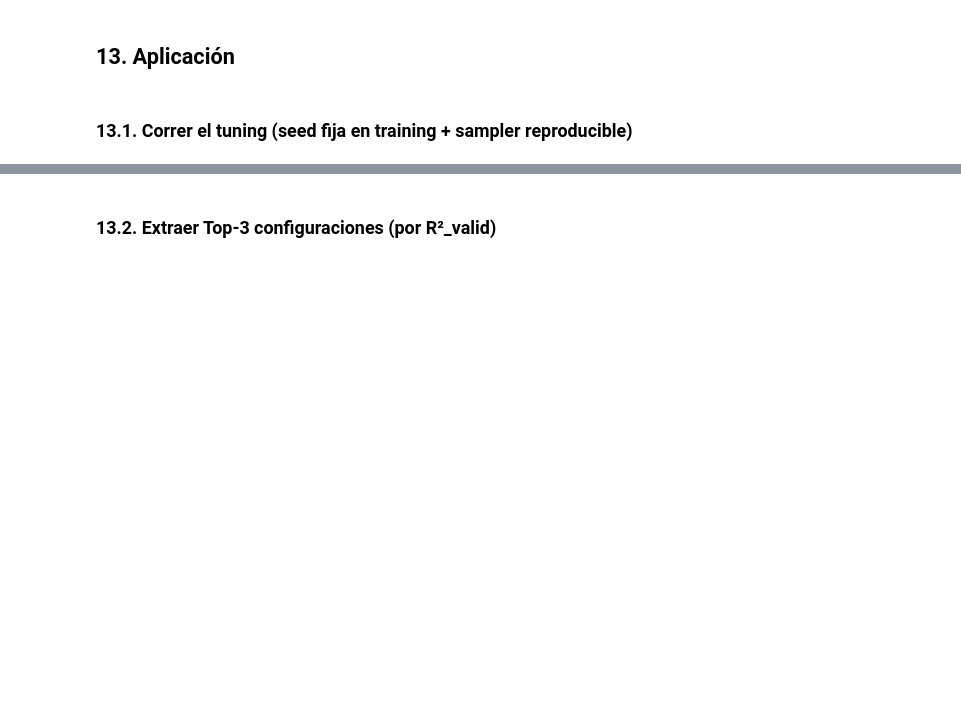
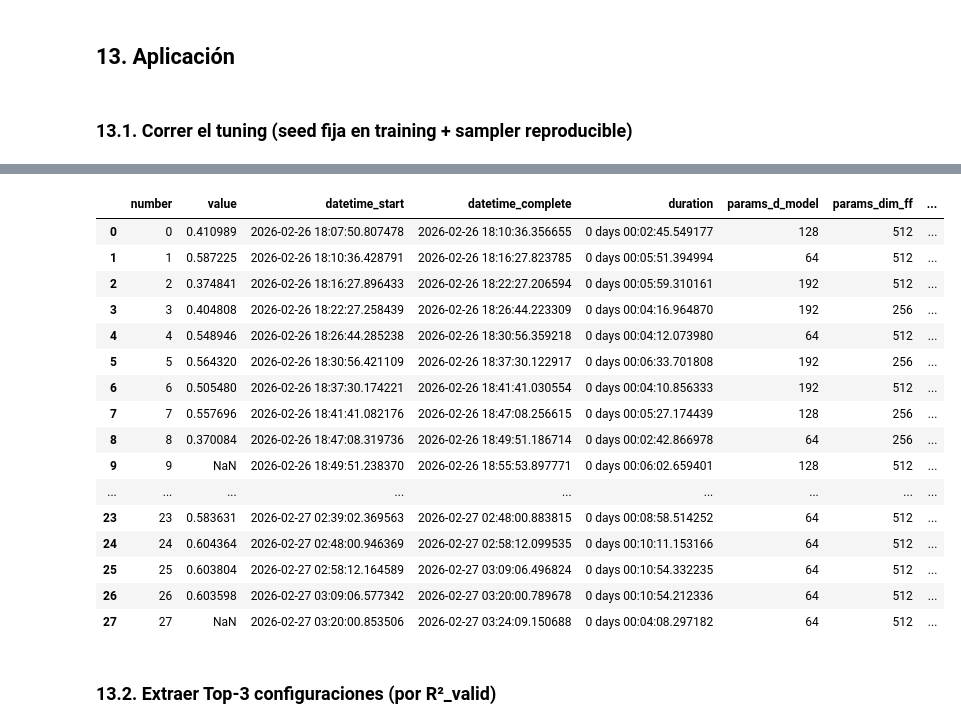
Before and after one commit to GUNAPILLCO/neural_profit, a Jupyter notebook: stage_07_model_analysis/seq2one/stage_07_02a_transformer_seq2one_tuning.ipynb, the cells around one changed output, grey strips where cells are left out. Drawn from its saved outputs; the diff is of its cells as text; code cells hidden in the pictures; blank space fills up the shorter version.

```diff
--- a/stage_07_model_analysis/seq2one/stage_07_02a_transformer_seq2one_tuning.ipynb
+++ b/stage_07_model_analysis/seq2one/stage_07_02a_transformer_seq2one_tuning.ipynb
@@ -2415,3 +2420,23 @@ Snapshot parquet: /content/drive/MyDrive/neural_profit/metrics/seq2one_metrics_t
+# %%
+df_trials
+# %% [output]
+|  | number | value | datetime_start | datetime_complete | duration | params_d_model | params_dim_ff | ... |
+| 0 | 0 | 0.410989 | 2026-02-26 18:07:50.807478 | 2026-02-26 18:10:36.356655 | 0 days 00:02:45.549177 | 128 | 512 | ... |
+| 1 | 1 | 0.587225 | 2026-02-26 18:10:36.428791 | 2026-02-26 18:16:27.823785 | 0 days 00:05:51.394994 | 64 | 512 | ... |
+| 2 | 2 | 0.374841 | 2026-02-26 18:16:27.896433 | 2026-02-26 18:22:27.206594 | 0 days 00:05:59.310161 | 192 | 512 | ... |
+| 3 | 3 | 0.404808 | 2026-02-26 18:22:27.258439 | 2026-02-26 18:26:44.223309 | 0 days 00:04:16.964870 | 192 | 256 | ... |
+| 4 | 4 | 0.548946 | 2026-02-26 18:26:44.285238 | 2026-02-26 18:30:56.359218 | 0 days 00:04:12.073980 | 64 | 512 | ... |
+| 5 | 5 | 0.564320 | 2026-02-26 18:30:56.421109 | 2026-02-26 18:37:30.122917 | 0 days 00:06:33.701808 | 192 | 256 | ... |
+| 6 | 6 | 0.505480 | 2026-02-26 18:37:30.174221 | 2026-02-26 18:41:41.030554 | 0 days 00:04:10.856333 | 192 | 512 | ... |
+| 7 | 7 | 0.557696 | 2026-02-26 18:41:41.082176 | 2026-02-26 18:47:08.256615 | 0 days 00:05:27.174439 | 128 | 256 | ... |
+| 8 | 8 | 0.370084 | 2026-02-26 18:47:08.319736 | 2026-02-26 18:49:51.186714 | 0 days 00:02:42.866978 | 64 | 256 | ... |
+| 9 | 9 | NaN | 2026-02-26 18:49:51.238370 | 2026-02-26 18:55:53.897771 | 0 days 00:06:02.659401 | 128 | 512 | ... |
+| ... | ... | ... | ... | ... | ... | ... | ... | ... |
+| 23 | 23 | 0.583631 | 2026-02-27 02:39:02.369563 | 2026-02-27 02:48:00.883815 | 0 days 00:08:58.514252 | 64 | 512 | ... |
+| 24 | 24 | 0.604364 | 2026-02-27 02:48:00.946369 | 2026-02-27 02:58:12.099535 | 0 days 00:10:11.153166 | 64 | 512 | ... |
+| 25 | 25 | 0.603804 | 2026-02-27 02:58:12.164589 | 2026-02-27 03:09:06.496824 | 0 days 00:10:54.332235 | 64 | 512 | ... |
+| 26 | 26 | 0.603598 | 2026-02-27 03:09:06.577342 | 2026-02-27 03:20:00.789678 | 0 days 00:10:54.212336 | 64 | 512 | ... |
+| 27 | 27 | NaN | 2026-02-27 03:20:00.853506 | 2026-02-27 03:24:09.150688 | 0 days 00:04:08.297182 | 64 | 512 | ... |
 # %% [markdown]
 ### **13.2. Extraer Top-3 configuraciones (por R²_valid)**
 # %%
```
Also changed, not shown: parts of 1 cell of this notebook.
